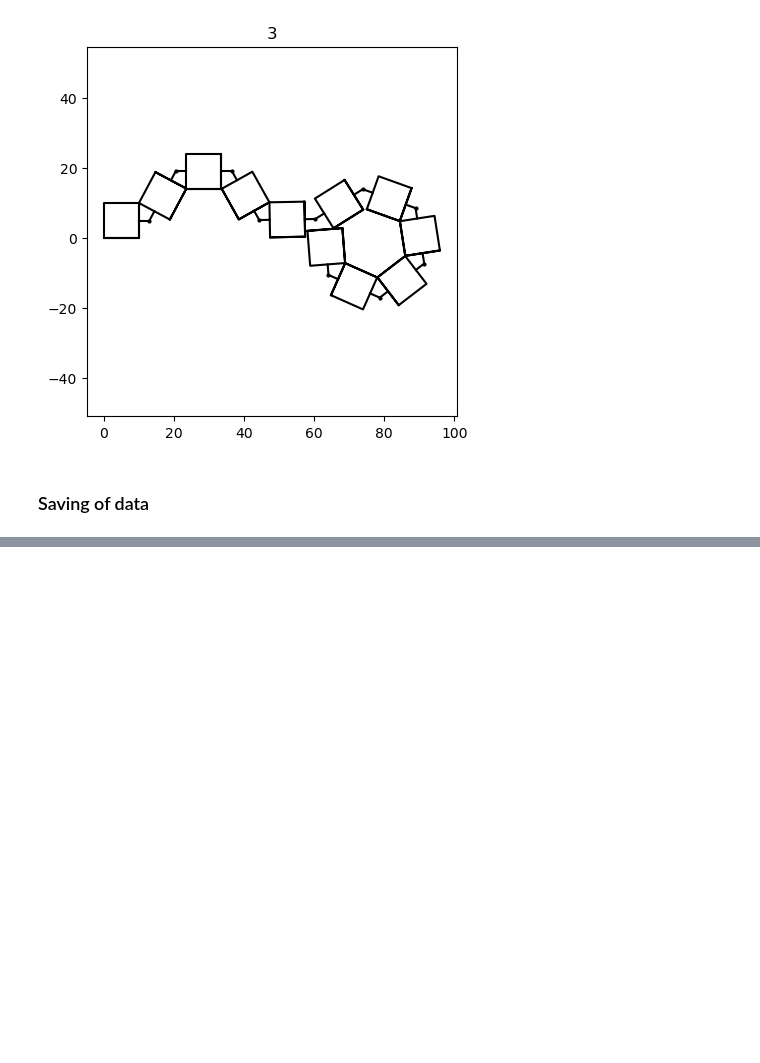
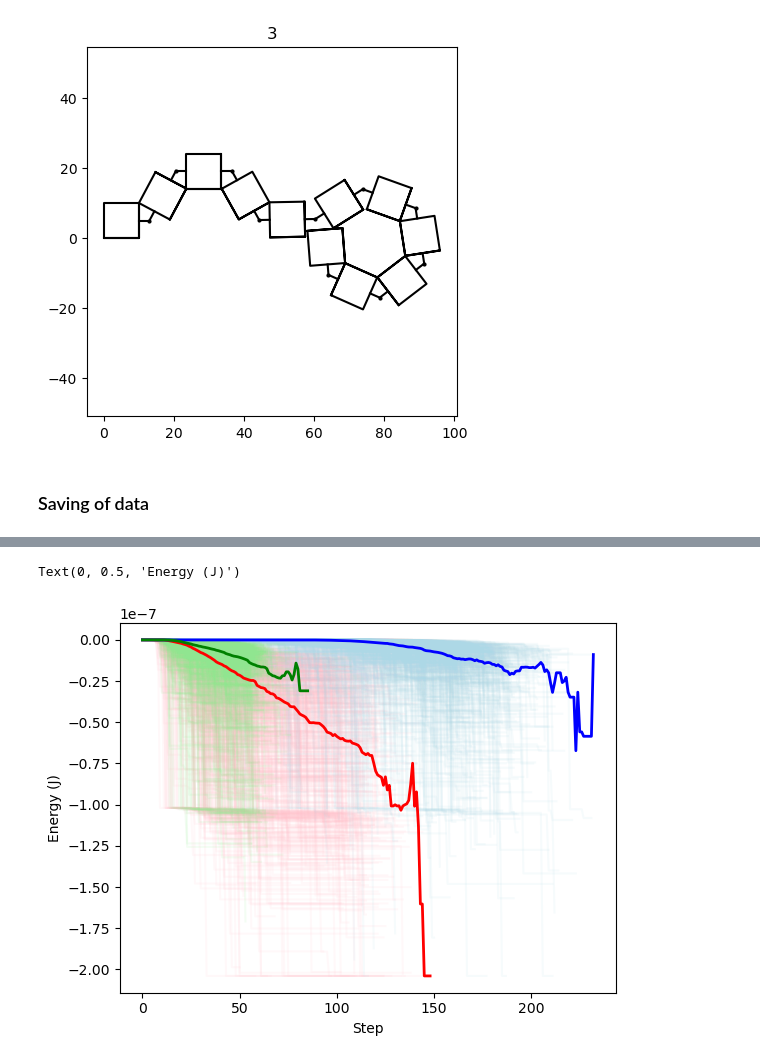
Before and after one commit to dymc9548/Magnetic-actuator-simulation, a Jupyter notebook: testing_sim_methods.ipynb, the cells around one changed output, grey strips where cells are left out. Cells and saved outputs as stored; diff of their text form; code cells hidden in the pictures; blank space fills up the shorter version.

```diff
--- a/testing_sim_methods.ipynb
+++ b/testing_sim_methods.ipynb
@@ -125,0 +161,39 @@ final_es_ws = np.load("final_es_ws.npy")
+# %%
+# sim many times
+std = 10 # angle distribution std
+max_iter = 1000 # maximum moves
+nsim = 1000 # number of simulations
+final_hinges_gd, final_es_gd, energies_gd = sim.sim_many(nsim, 'greedy descent',patch_arr,shape_arr,linelist,hinge_vec, hinge_loc, std, patch_num, mask_arr, v_xmat, h_xmat, v_ymat, h_ymat, Ml_mat, max_iter, animate=False)
+final_hinges_mc, final_es_mc, energies_mc = sim.sim_many(nsim, 'monte carlo',patch_arr,shape_arr,linelist,hinge_vec, hinge_loc, std, patch_num, mask_arr, v_xmat, h_xmat, v_ymat, h_ymat, Ml_mat, max_iter, animate=False)
+final_hinges_ws, final_es_ws, energies_ws = sim.sim_many(nsim, 'weighted sync',patch_arr,shape_arr,linelist,hinge_vec, hinge_loc, std, patch_num, mask_arr, v_xmat, h_xmat, v_ymat, h_ymat, Ml_mat, max_iter, animate=False)
+# %%
+def averageEnergies(arr):
+    max_len = max(len(a) for a in arr)
+
+    padded = np.full((len(arr), max_len), np.nan)
+
+    for j, a in enumerate(arr):
+        padded[j, :len(a)] = a
+
+    means = np.nanmedian(padded, axis=0)
+
+    return means
+# %%
+for i in range(len(energies_gd)):
+    plt.plot(energies_gd[i],c='pink',alpha=0.1)
+
+for i in range(len(energies_mc)):
+    plt.plot(energies_mc[i],c='lightblue', alpha=0.1)
+
+for i in range(len(energies_ws)):
+    plt.plot(energies_ws[i],c='lightgreen', alpha = 0.1)
+
+plt.plot(averageEnergies(energies_gd),c='r',lw=2)
+plt.plot(averageEnergies(energies_mc),c='b',lw=2)
+plt.plot(averageEnergies(energies_ws),c='g',lw=2)
+
+plt.xlabel("Step")
+plt.ylabel("Energy (J)")
+# %% [output]
+Text(0, 0.5, 'Energy (J)')
+[figure, added]
```
Also changed, not shown: parts of 10 cells of this notebook, 1 other file.
